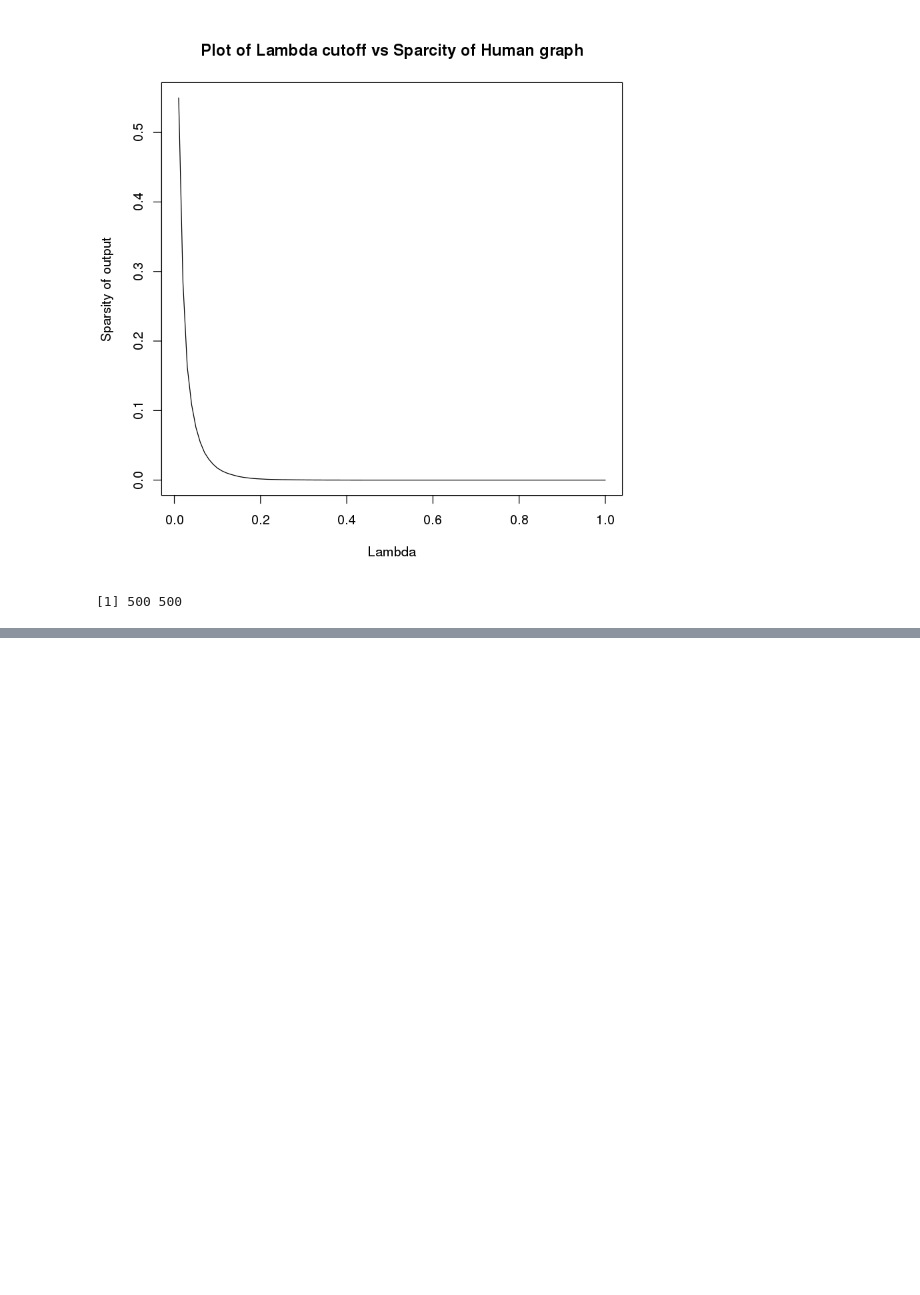
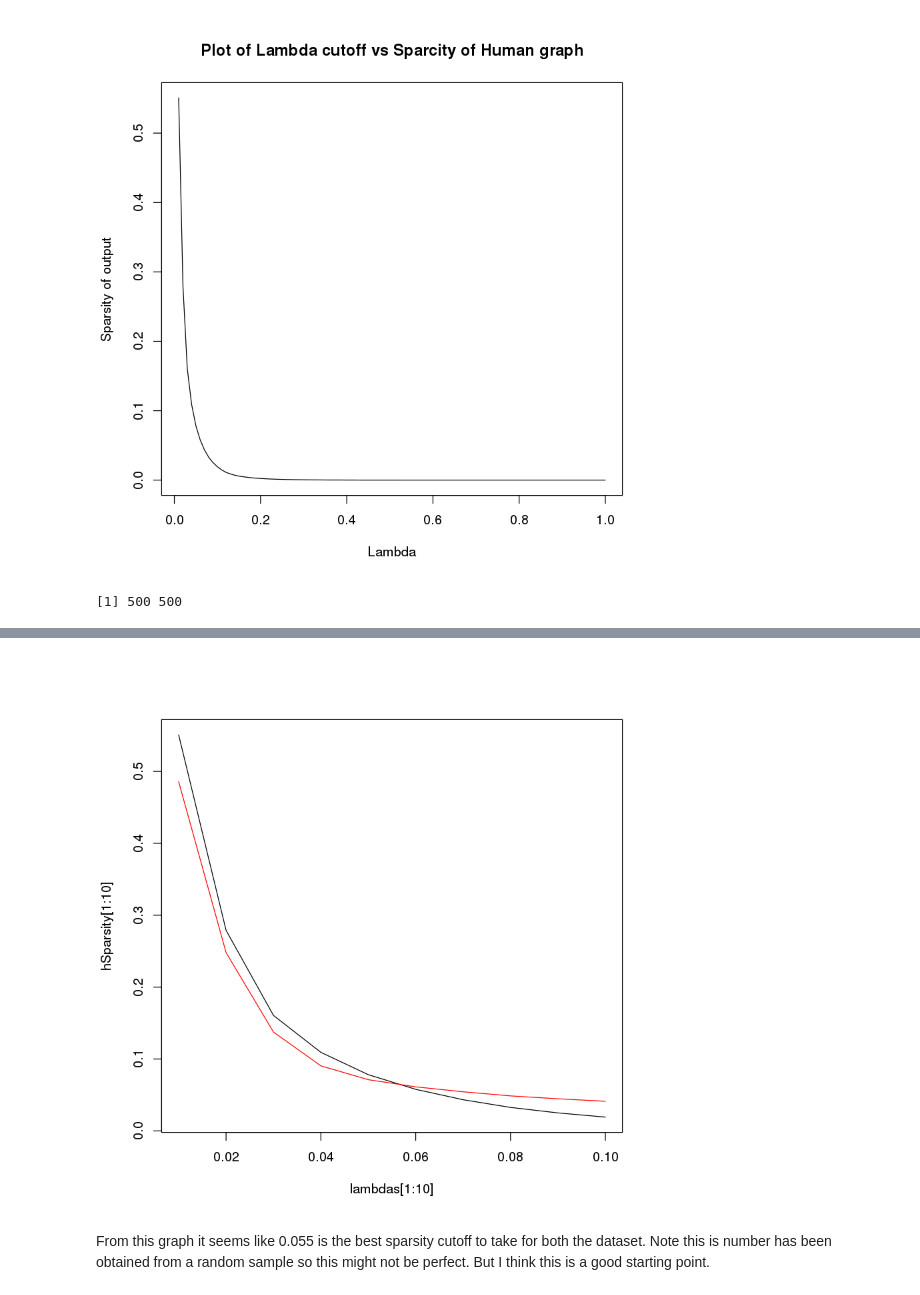
Before and after one commit to kanishkasthana/humanNeuronProject, a Jupyter notebook: processHumanData.ipynb, the cells around one changed output, grey strips where cells are left out. Drawn from its saved outputs; the diff is of its cells as text; code cells hidden in the pictures; blank space fills up the shorter version.

```diff
--- a/processHumanData.ipynb
+++ b/processHumanData.ipynb
@@ -103,0 +122,4 @@ print(dim(graphModel$icov[[1]]))
+# %%
+readingOutput=read.table("humanSparsityData.csv",header=TRUE)
+head(readingOutput)
+dim(readingOutput)
@@ -103,0 +135,4 @@ print(dim(graphModel$icov[[1]]))
+# %%
+readingMouseOutput=read.table("mouseSparsityData.csv",header=TRUE)
+head(readingMouseOutput)
+dim(readingMouseOutput)
@@ -103,0 +148,10 @@ print(dim(graphModel$icov[[1]]))
+# %%
+lambdas=readingOutput$Lambdas
+hSparsity=readingOutput$Sparsity
+mSparsity=readingMouseOutput$Sparsity
+plot(lambdas[1:10],hSparsity[1:10],type='l')
+lines(lambdas[1:10],mSparsity[1:10],type='l',col='red')
+# %% [output]
+[figure, added]
+# %% [markdown]
+From this graph it seems like 0.055 is the best sparsity cutoff to take for both the dataset. Note this is number has been obtained from a random sample so this might not be perfect. But I think this is a good starting point.
```
Also changed, not shown: parts of 6 cells of this notebook.
